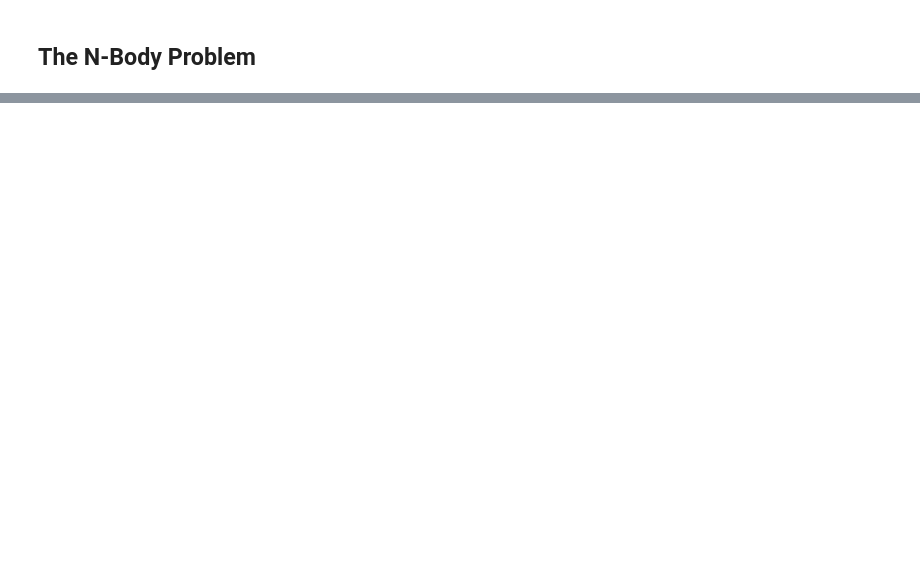
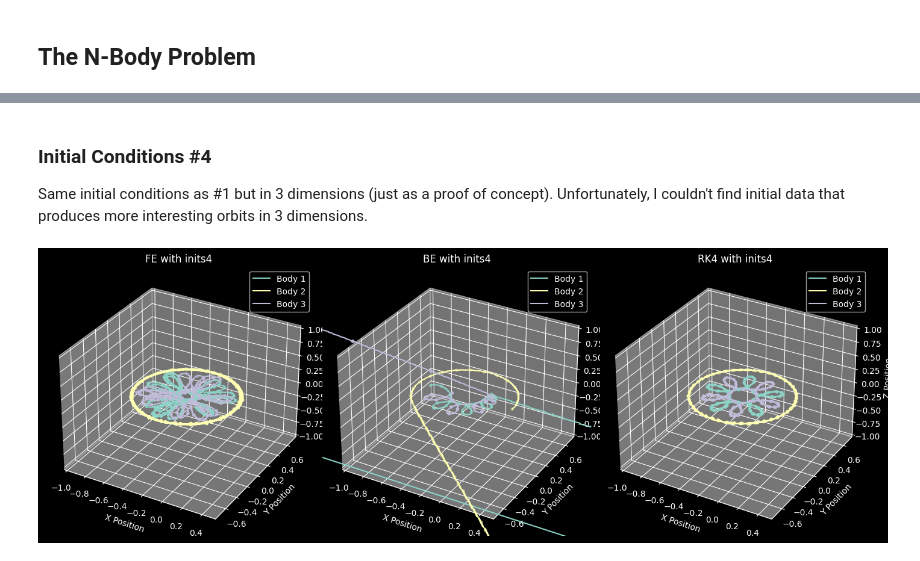
Before and after one commit to ClaasFil/metro_model_development, a Jupyter notebook: old_solutions/verena/project_verena/nbody.ipynb, the cells around one changed output, grey strips where cells are left out. Saved outputs shown, nothing was run; the diff lists cells and outputs as text; code cells hidden in the pictures; blank space fills up the shorter version.

```diff
--- a/old_solutions/verena/project_verena/nbody.ipynb
+++ b/old_solutions/verena/project_verena/nbody.ipynb
@@ -106,0 +172,36 @@ plt.show()
+# %% [markdown]
+### Initial Conditions #4
+Same initial conditions as #1 but in 3 dimensions (just as a proof of concept). Unfortunately, I couldn't find initial data that produces more interesting orbits in 3 dimensions.
+# %%
+# Read the initial conditions
+n_dimensions, n_bodies, masses, positions, velocities = read_initial_conditions("inits4.txt")
+methods = ["FE", "BE", "RK4"]  # List of methods
+initial_condition = "inits4"  # Single initial condition to compare
+d = n_dimensions
+k = int(t_max / dt)
+n = n_bodies
+
+# Create a figure and a set of subplots for the methods
+fig = plt.figure(figsize=(14, 5))
+
+# Loop over each method
+for j, method in enumerate(methods):
+    ax = fig.add_subplot(1, len(methods), j + 1, projection='3d')  # Create a 3D subplot
+    for b in range(1, n + 1):
+        body = pd.read_csv(f'output/{method}{initial_condition}_body{b}.csv', header=None).to_numpy().reshape(k, d)
+        ax.plot(body[1:, 0], body[1:, 1], body[1:, 2], label=f'Body {b}')  # Use lines for trajectory
+        ax.scatter(body[1::100, 0], body[1::100, 1], body[1::100, 2], s=10)  # Add dots every 100 steps
+    ax.set_title(f'{method} with {initial_condition}')
+    ax.set_xlabel('X Position')
+    ax.set_ylabel('Y Position')
+    ax.set_zlabel('Z Position')
+    ax.legend()
+    ax.set_xlim(-1, 0.5)  # Set x-axis limits
+    ax.set_ylim(-0.75, 0.75)  # Set y-axis limits
+    ax.set_zlim(-1, 1)  # Set z-axis limits
+
+# Adjust layout
+plt.tight_layout()
+plt.show()
+# %% [output]
+[figure, added]
```
Also changed, not shown: parts of 11 cells of this notebook, 31 other files.
